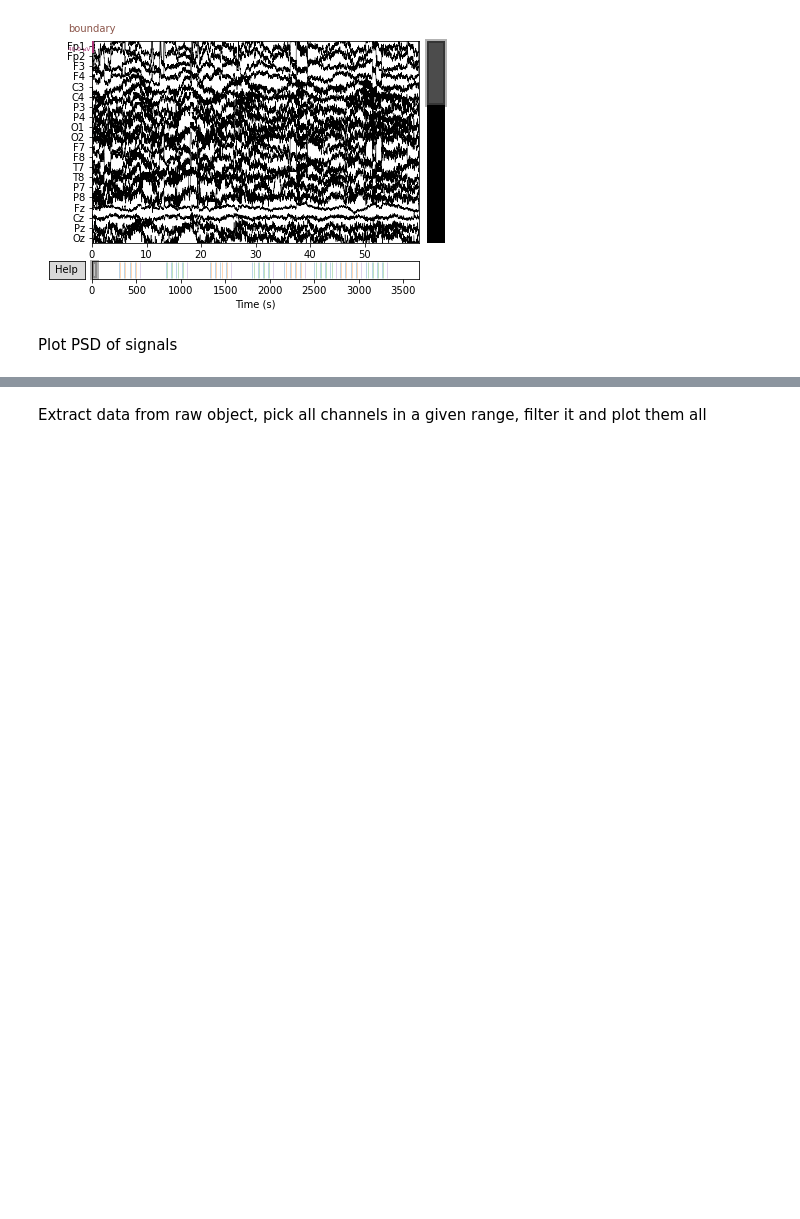
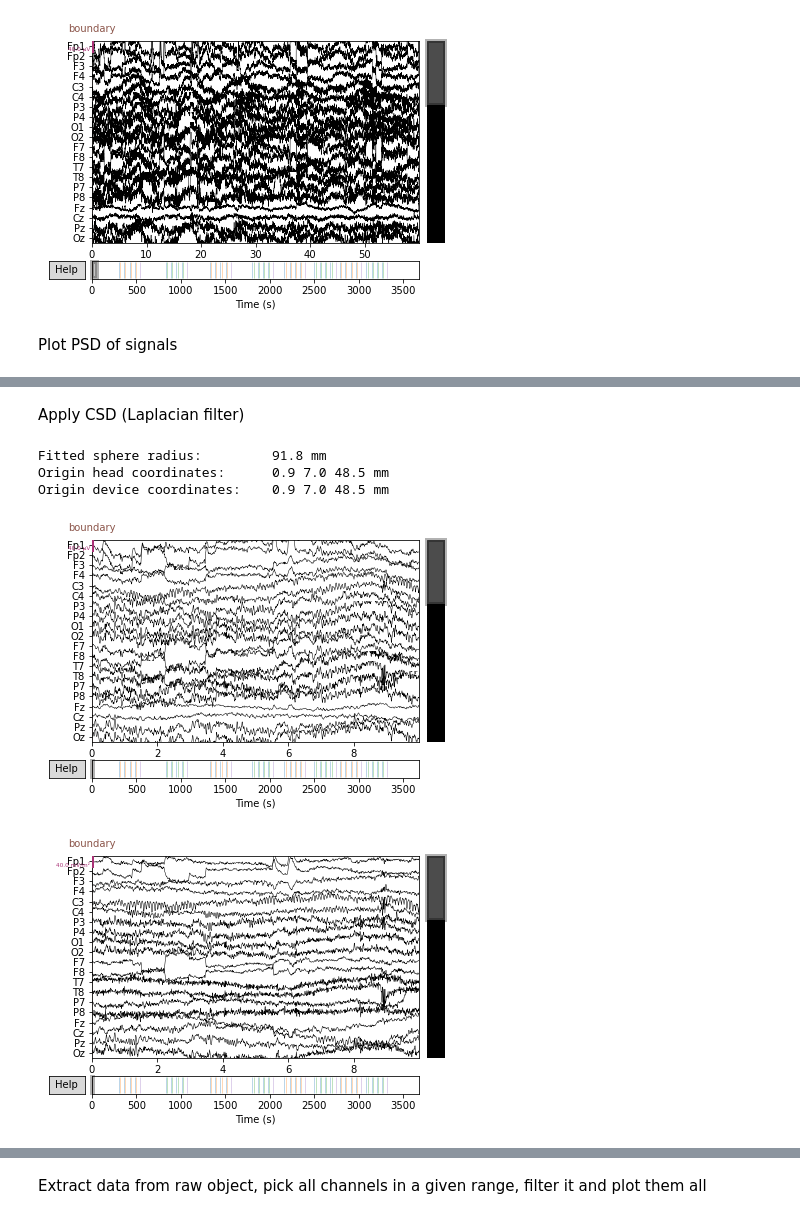
Before and after one commit to raffaela/eeg_emocoes, a Jupyter notebook: read_EEG.ipynb, the cells around one changed output, grey strips where cells are left out. Saved outputs shown, nothing was run; the diff lists cells and outputs as text; code cells hidden in the pictures; blank space fills up the shorter version.

Commit message:
Added Laplacian spatial filter

```diff
--- a/read_EEG.ipynb
+++ b/read_EEG.ipynb
@@ -94,0 +95,12 @@ Effective window size : 0.410 (s)
+# %% [markdown]
+Apply CSD (Laplacian filter)
+# %%
+filt_raw_csd = mne.preprocessing.compute_current_source_density(filt_raw)
+filt_raw.plot()
+filt_raw_csd.plot();
+# %% [output]
+Fitted sphere radius:         91.8 mm
+Origin head coordinates:      0.9 7.0 48.5 mm
+Origin device coordinates:    0.9 7.0 48.5 mm
+[figure, added]
+[figure, added]
```
Also changed, not shown: parts of 12 cells of this notebook.
